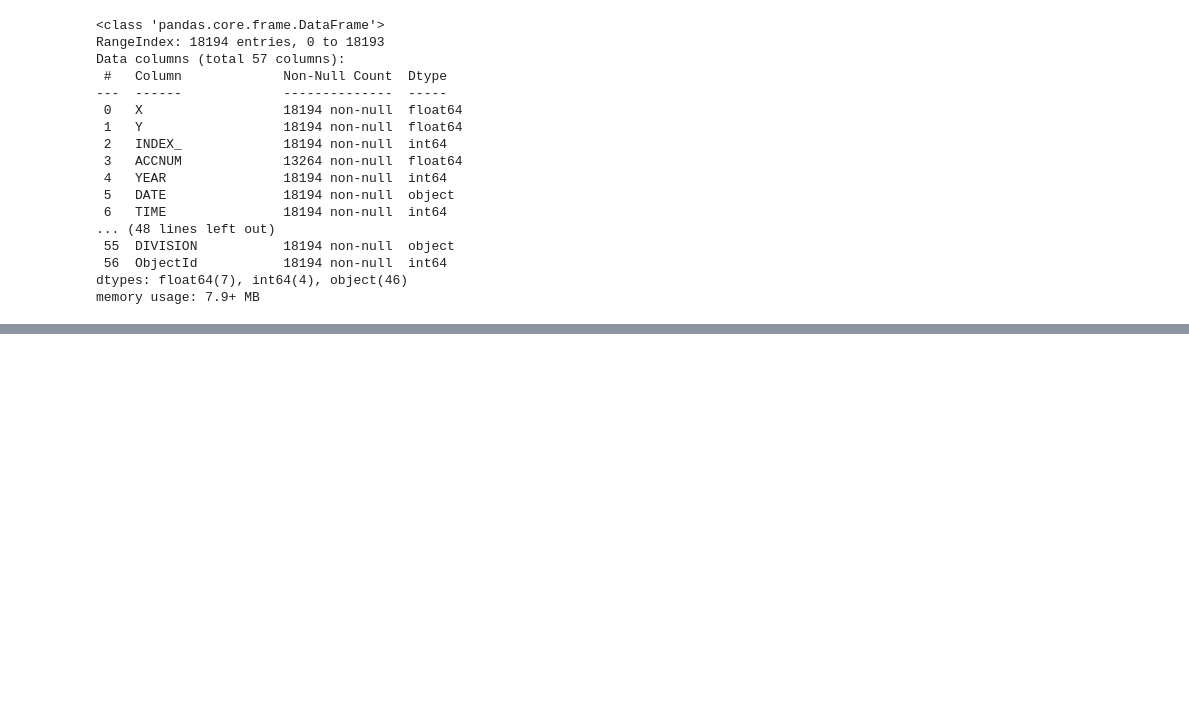
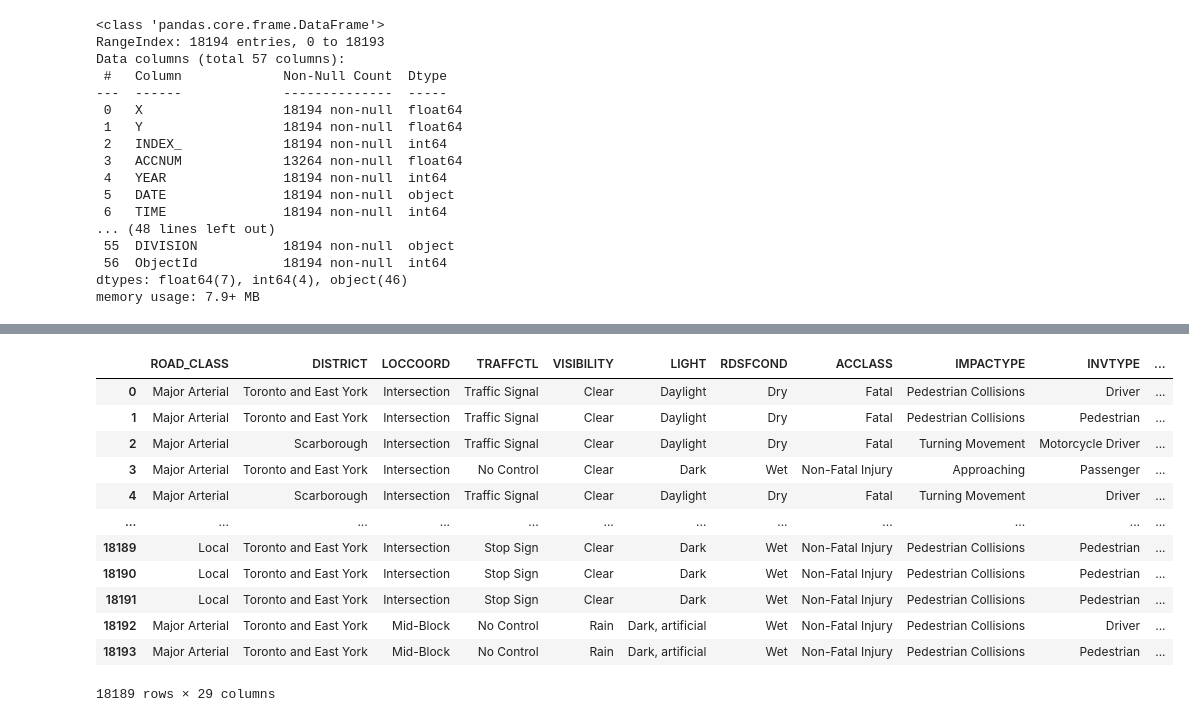
Before and after one commit to ItsJainam28/Collision-Fatality, a Jupyter notebook: groupproject_phase1.ipynb, the cells around one changed output, grey strips where cells are left out. Cells and saved outputs as stored; diff of their text form; code cells hidden in the pictures; blank space fills up the shorter version.

```diff
--- a/groupproject_phase1.ipynb
+++ b/groupproject_phase1.ipynb
@@ -74,0 +70,41 @@ df = drop_unnecassary_columns(sigma_df, features)
+# %%
+# For dropping unnecessary columns
+def drop_unnecassary_columns(df, features):
+    for column in df.columns:
+        if column not in features:
+            df.drop(column, axis=1, inplace=True)
+    return df
+df = drop_unnecassary_columns(sigma_df, features)
+
+# For converting age into categories
+def categorize_age(df):
+    """
+    Categorizes an age range into predefined age groups.
+
+    Parameters:
+    - df: pandas.DataFrame, the original dataframe.
+
+    Returns:
+    - pandas.DataFrame, the modified dataframe with the 'INVAGE' column replaced by the 'INVAGE_Categorized' column.
+    """
+    def age_category(age_range):
+        if age_range in ['0 to 4', '5 to 9', '10 to 14']:
+            return 'kid'
+        elif age_range == '15 to 19':
+            return 'teenager'
+        elif age_range in ['20 to 24', '25 to 29']:
+            return 'youth'
+        elif age_range in ['30 to 34', '35 to 39', '40 to 44', '45 to 49', '50 to 54', '55 to 59', '60 to 64']:
+            return 'adult'
+        elif age_range in ['65 to 69', '70 to 74', '75 to 79', '80 to 84', '85 to 89', '90 to 94', 'Over 95']:
+            return 'old'
+        else:  # Handles 'unknown' and any other unexpected values
+            return 'unknown'
+
+    df['INVAGE_Categorized'] = df['INVAGE'].apply(age_category)
+    df.drop('INVAGE', axis=1, inplace=True)
+    features.remove('INVAGE')
+
+    return df
+
+df = categorize_age(df)
@@ -75,3 +195,19 @@ df = drop_unnecassary_columns(sigma_df, features)
+# %%
+df
+# %% [output]
+|  | ROAD_CLASS | DISTRICT | LOCCOORD | TRAFFCTL | VISIBILITY | LIGHT | RDSFCOND | ACCLASS | IMPACTYPE | INVTYPE | ... |
+| 0 | Major Arterial | Toronto and East York | Intersection | Traffic Signal | Clear | Daylight | Dry | Fatal | Pedestrian Collisions | Driver | ... |
+| 1 | Major Arterial | Toronto and East York | Intersection | Traffic Signal | Clear | Daylight | Dry | Fatal | Pedestrian Collisions | Pedestrian | ... |
+| 2 | Major Arterial | Scarborough | Intersection | Traffic Signal | Clear | Daylight | Dry | Fatal | Turning Movement | Motorcycle Driver | ... |
+| 3 | Major Arterial | Toronto and East York | Intersection | No Control | Clear | Dark | Wet | Non-Fatal Injury | Approaching | Passenger | ... |
+| 4 | Major Arterial | Scarborough | Intersection | Traffic Signal | Clear | Daylight | Dry | Fatal | Turning Movement | Driver | ... |
+| ... | ... | ... | ... | ... | ... | ... | ... | ... | ... | ... | ... |
+| 18189 | Local | Toronto and East York | Intersection | Stop Sign | Clear | Dark | Wet | Non-Fatal Injury | Pedestrian Collisions | Pedestrian | ... |
+| 18190 | Local | Toronto and East York | Intersection | Stop Sign | Clear | Dark | Wet | Non-Fatal Injury | Pedestrian Collisions | Pedestrian | ... |
+| 18191 | Local | Toronto and East York | Intersection | Stop Sign | Clear | Dark | Wet | Non-Fatal Injury | Pedestrian Collisions | Pedestrian | ... |
+| 18192 | Major Arterial | Toronto and East York | Mid-Block | No Control | Rain | Dark, artificial | Wet | Non-Fatal Injury | Pedestrian Collisions | Driver | ... |
+| 18193 | Major Arterial | Toronto and East York | Mid-Block | No Control | Rain | Dark, artificial | Wet | Non-Fatal Injury | Pedestrian Collisions | Pedestrian | ... |
+18189 rows × 29 columns
 # %%
 df.dtypes
 # %% [output]
```
Also changed, not shown: parts of 13 cells of this notebook, 2 other files.
